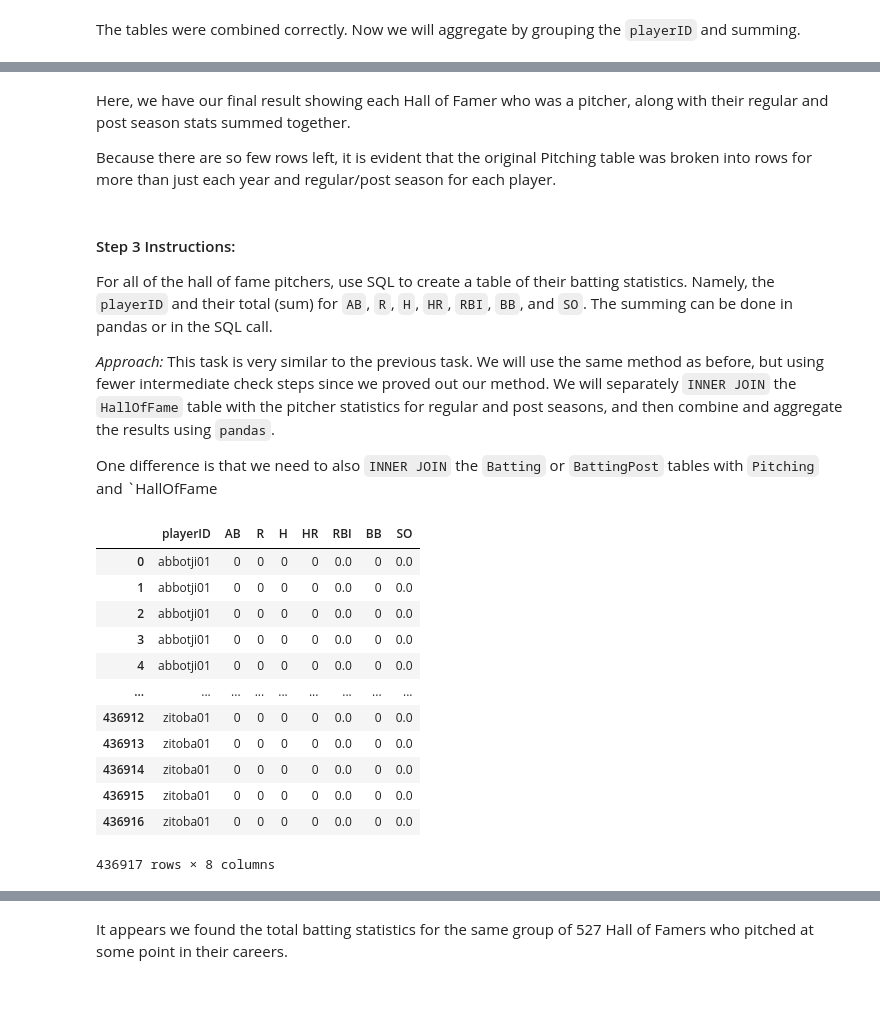
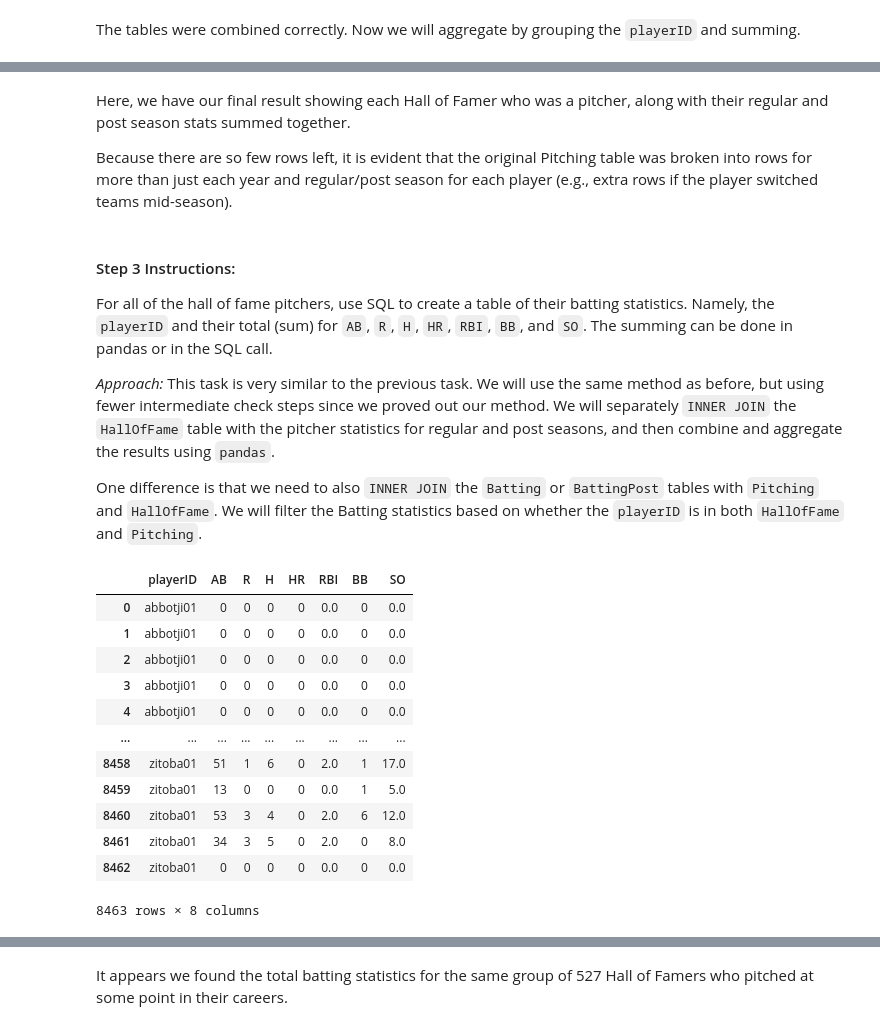
Before and after one commit to trevorlillywhite/HW6_ST554_TrevorLillywhite, a Jupyter notebook: Homework_6_ST_554_Trevor_Lillywhite.ipynb, the cells around one changed output, grey strips where cells are left out. Cells and saved outputs as stored; diff of their text form; code cells hidden in the pictures; blank space fills up the shorter version.

```diff
--- a/Homework_6_ST_554_Trevor_Lillywhite.ipynb
+++ b/Homework_6_ST_554_Trevor_Lillywhite.ipynb
@@ -211,40 +217,43 @@ df_HOF_Pitchers_RegAndPost
 # %% [markdown]
 Here, we have our final result showing each Hall of Famer who was a pitcher, along with their regular and post season stats summed together.
 
-Because there are so few rows left, it is evident that the original Pitching table was broken into rows for more than just each year and regular/post season for each player.
+Because there are so few rows left, it is evident that the original Pitching table was broken into rows for more than just each year and regular/post season for each player (e.g., extra rows if the player switched teams mid-season).
 # %% [markdown]
 #### Step 3 Instructions:
 For all of the hall of fame pitchers, use SQL to create a table of their batting statistics. Namely, the `playerID` and their total (sum) for `AB`, `R`, `H`, `HR`, `RBI`, `BB`, and `SO`. The summing can be done in pandas or in the SQL call.
 
 _Approach:_ This task is very similar to the previous task. We will use the same method as before, but using fewer intermediate check steps since we proved out our method. We will separately `INNER JOIN` the `HallOfFame` table with the pitcher statistics for regular and post seasons, and then combine and aggregate the results using `pandas`.
 
-One difference is that we need to also `INNER JOIN` the `Batting` or `BattingPost` tables with `Pitching` and `HallOfFame
+One difference is that we need to also `INNER JOIN` the `Batting` or `BattingPost` tables with `Pitching` and `HallOfFame`. We will filter the Batting statistics based on whether the `playerID` is in both `HallOfFame` and `Pitching`.
 # %%
 # Define query to pull regular season batting stats for Hall of Fame pitchers
 query_HOF_Batting_stats = '''
-    SELECT p.playerID, b.AB, b.R, b.H, b.HR, b.RBI, b.BB, b.SO
+    SELECT b.playerID, b.AB, b.R, b.H, b.HR, b.RBI, b.BB, b.SO
     FROM Batting AS b
-    INNER JOIN Pitching AS p ON p.playerID = b.playerID
-    INNER JOIN HallOfFame AS h ON p.playerID = h.playerID
+    WHERE b.playerID IN (
+        SELECT DISTINCT h.playerID
+        FROM HallOfFame AS h
+        INNER JOIN Pitching AS p ON h.playerID = p.playerID
+    )
 '''
 
 # Execute Query
 df_HOF_Batting = pd.read_sql(query_HOF_Batting_stats, con)
 df_HOF_Batting
 # %% [output]
 |  | playerID | AB | R | H | HR | RBI | BB | SO |
 | 0 | abbotji01 | 0 | 0 | 0 | 0 | 0.0 | 0 | 0.0 |
 | 1 | abbotji01 | 0 | 0 | 0 | 0 | 0.0 | 0 | 0.0 |
 | 2 | abbotji01 | 0 | 0 | 0 | 0 | 0.0 | 0 | 0.0 |
 | 3 | abbotji01 | 0 | 0 | 0 | 0 | 0.0 | 0 | 0.0 |
 | 4 | abbotji01 | 0 | 0 | 0 | 0 | 0.0 | 0 | 0.0 |
 | ... | ... | ... | ... | ... | ... | ... | ... | ... |
-| 436912 | zitoba01 | 0 | 0 | 0 | 0 | 0.0 | 0 | 0.0 |
-| 436913 | zitoba01 | 0 | 0 | 0 | 0 | 0.0 | 0 | 0.0 |
-| 436914 | zitoba01 | 0 | 0 | 0 | 0 | 0.0 | 0 | 0.0 |
-| 436915 | zitoba01 | 0 | 0 | 0 | 0 | 0.0 | 0 | 0.0 |
-| 436916 | zitoba01 | 0 | 0 | 0 | 0 | 0.0 | 0 | 0.0 |
+| 8458 | zitoba01 | 51 | 1 | 6 | 0 | 2.0 | 1 | 17.0 |
+| 8459 | zitoba01 | 13 | 0 | 0 | 0 | 0.0 | 1 | 5.0 |
+| 8460 | zitoba01 | 53 | 3 | 4 | 0 | 2.0 | 6 | 12.0 |
+| 8461 | zitoba01 | 34 | 3 | 5 | 0 | 2.0 | 0 | 8.0 |
+| 8462 | zitoba01 | 0 | 0 | 0 | 0 | 0.0 | 0 | 0.0 |
-436917 rows × 8 columns
+8463 rows × 8 columns
 # %%
 # Repeat for post season
 query_HOF_BattingPost_stats = '''
```
Also changed, not shown: parts of 7 cells of this notebook.
